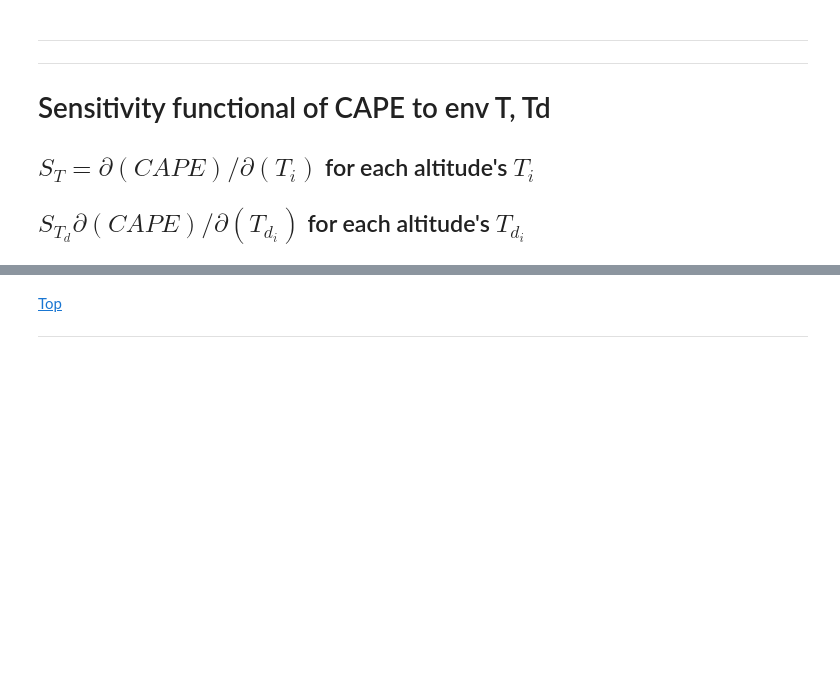
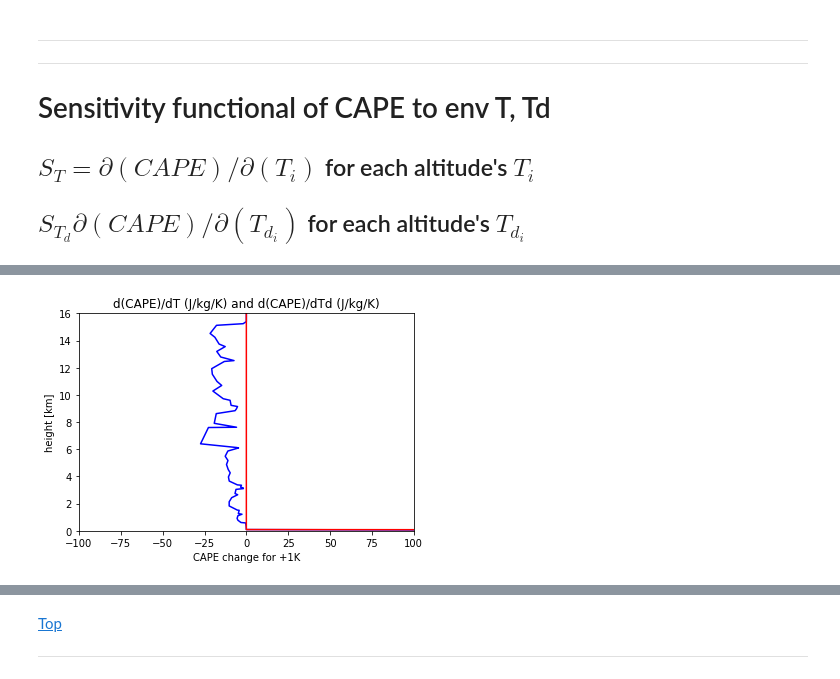
Before and after one commit to weiming9115/ATM663_convection_meso, a Jupyter notebook: Resources/Notebooks/Real_Parcel_Buoyancy_weiming.ipynb, the cells around one changed output, grey strips where cells are left out. Drawn from its saved outputs; the diff is of its cells as text; code cells hidden in the pictures; blank space fills up the shorter version.

```diff
--- a/Resources/Notebooks/Real_Parcel_Buoyancy_weiming.ipynb
+++ b/Resources/Notebooks/Real_Parcel_Buoyancy_weiming.ipynb
@@ -646,6 +683,8 @@ for i in arange(size(p)):
 # %%
-plot(Tsens,Z/1000)
-plot(Tdsens,Z/1000)
+plot(Tsens,Z/1000,'b')
+plot(Tdsens,Z/1000,'r')
 
-title('d(CAPE)/dT (J/kg/K) and d(CAPE)/dTd (J/kg/K)'); xlabel('CAPE change for +1K'); ylabel('p (mb)')
+title('d(CAPE)/dT (J/kg/K) and d(CAPE)/dTd (J/kg/K)'); xlabel('CAPE change for +1K'); ylabel('height [km]')
 ylim([0,16]); xlim([-100,100]);
+# %% [output]
+[figure, added]
```
Also changed, not shown: parts of 9 cells of this notebook.
